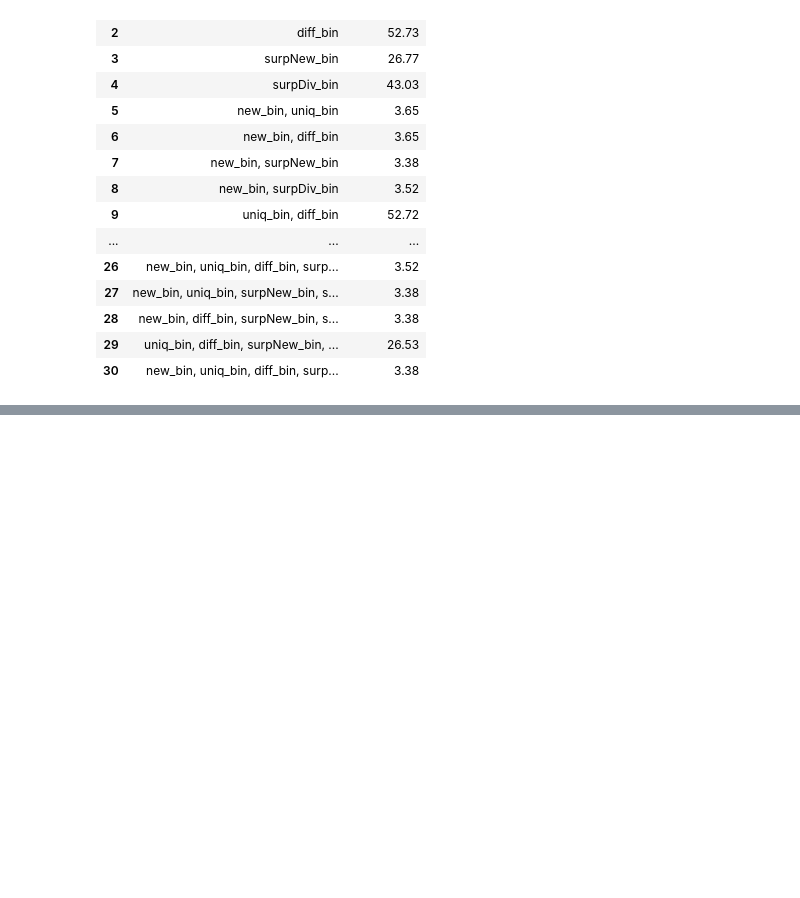
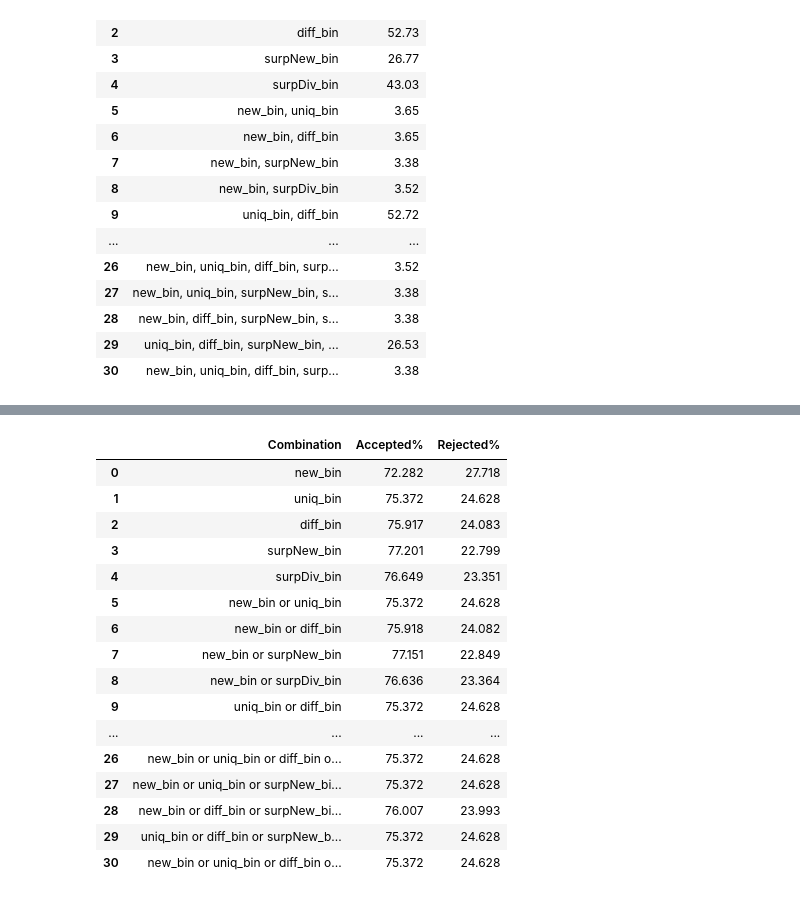
Before and after one commit to edgarLan/brevetNLPv2, a Jupyter notebook: ipcMetrics/metrics.ipynb, the cells around one changed output, grey strips where cells are left out. Cells and saved outputs as stored; diff of their text form; code cells hidden in the pictures; blank space fills up the shorter version.

```diff
--- a/ipcMetrics/metrics.ipynb
+++ b/ipcMetrics/metrics.ipynb
@@ -509,0 +703,53 @@ Percentage of label=0 where combination
+# %%
+pd.set_option('display.max_columns', None)  # Show all columns
+pd.set_option('display.width', None)        # Auto-adjust to the screen width
+pd.set_option('display.max_colwidth', None)
+
+df = merged_df
+# List of bin columns
+bin_columns = ['new_bin', 'uniq_bin', 'diff_bin', 'surpNew_bin', 'surpDiv_bin']
+
+# Function to calculate accepted and rejected percentages for a given combination
+def get_accept_reject_percentage(df, cols):
+    # Filter rows where at least one of the selected columns is equal to 1
+    filtered_df = df[df[list(cols)].sum(axis=1) >= 1]
+    count = filtered_df['label'].value_counts(normalize=True) *100
+    # print(count)
+    return {
+        'Accepted%': count.get(1, 0),  # 1 = Accepted
+        'Rejected%': count.get(0, 0)   # 0 = Rejected
+    }
+
+# Generate results for each combination of 1 to 5 columns
+results = []
+for i in range(1, len(bin_columns) + 1):  # For 1, 2, 3, 4, and 5 combinations
+    for combo in combinations(bin_columns, i):
+        # print(combo)
+        percentages = get_accept_reject_percentage(df, combo)
+        results.append({
+            'Combination': " or ".join(combo),
+            'Accepted%': percentages['Accepted%'],
+            'Rejected%': percentages['Rejected%']
+        })
+
+# Convert results to a summary DataFrame
+summary_df = pd.DataFrame(results)
+round(summary_df, 3)
+# %% [output]
+|  | Combination | Accepted% | Rejected% |
+| 0 | new_bin | 72.282 | 27.718 |
+| 1 | uniq_bin | 75.372 | 24.628 |
+| 2 | diff_bin | 75.917 | 24.083 |
+| 3 | surpNew_bin | 77.201 | 22.799 |
+| 4 | surpDiv_bin | 76.649 | 23.351 |
+| 5 | new_bin or uniq_bin | 75.372 | 24.628 |
+| 6 | new_bin or diff_bin | 75.918 | 24.082 |
+| 7 | new_bin or surpNew_bin | 77.151 | 22.849 |
+| 8 | new_bin or surpDiv_bin | 76.636 | 23.364 |
+| 9 | uniq_bin or diff_bin | 75.372 | 24.628 |
+| ... | ... | ... | ... |
+| 26 | new_bin or uniq_bin or diff_bin o... | 75.372 | 24.628 |
+| 27 | new_bin or uniq_bin or surpNew_bi... | 75.372 | 24.628 |
+| 28 | new_bin or diff_bin or surpNew_bi... | 76.007 | 23.993 |
+| 29 | uniq_bin or diff_bin or surpNew_b... | 75.372 | 24.628 |
+| 30 | new_bin or uniq_bin or diff_bin o... | 75.372 | 24.628 |
```
Also changed, not shown: parts of 11 cells of this notebook, 4 other files.
